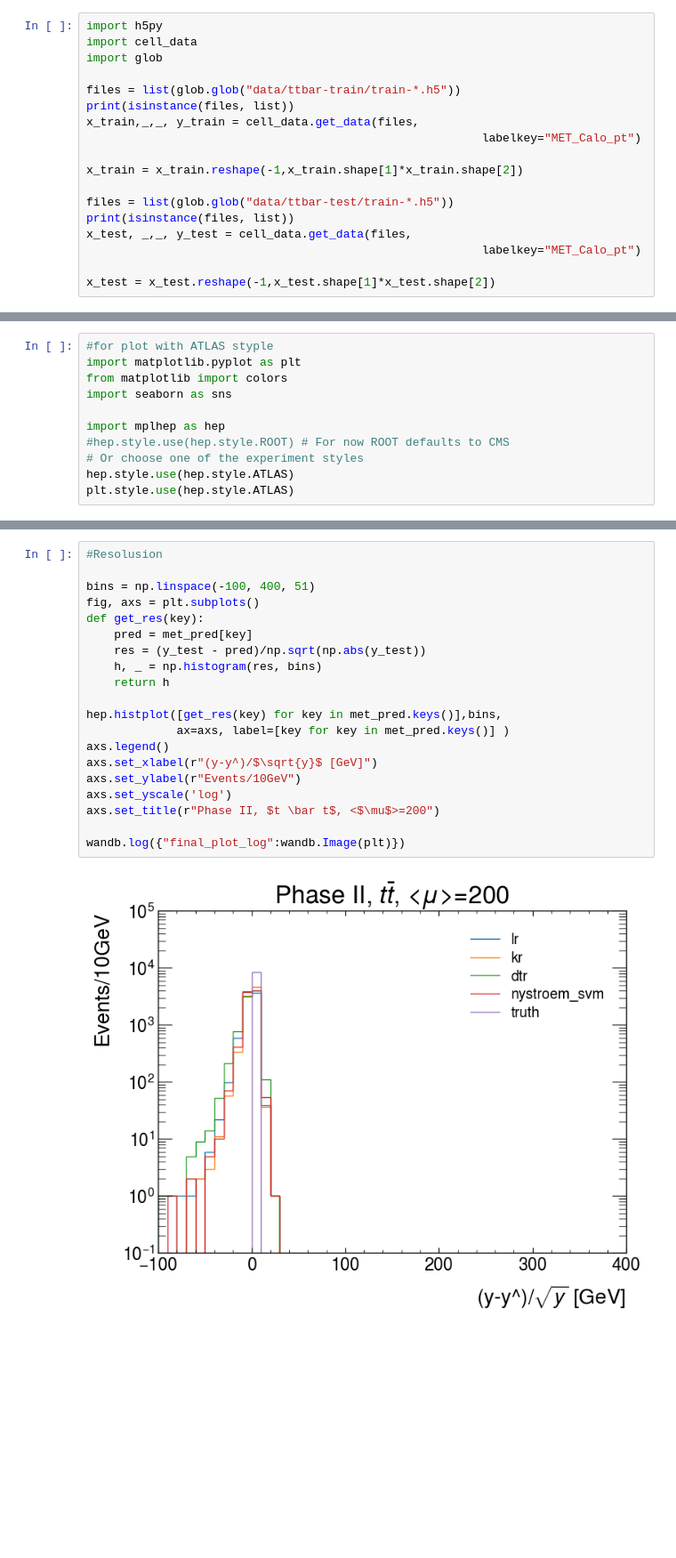
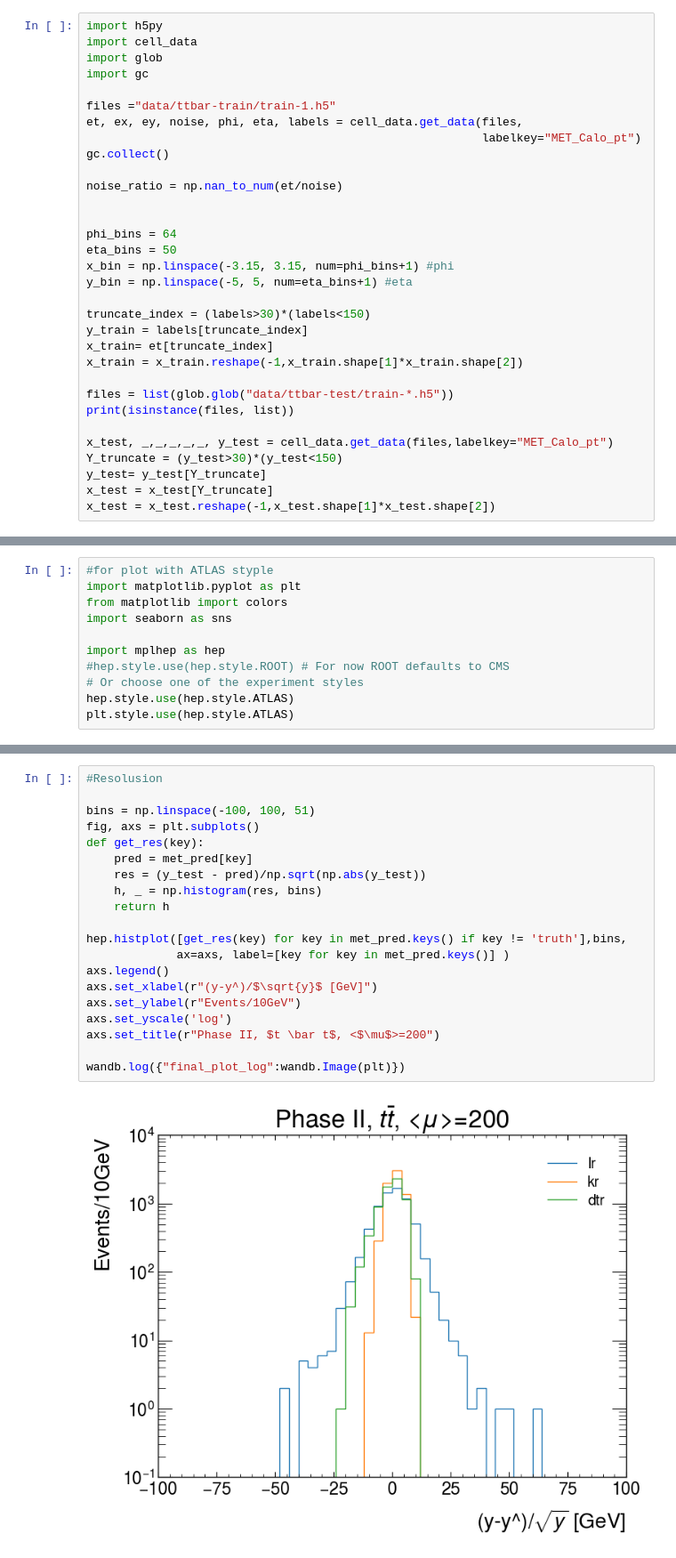
Before and after one commit to ablet-imin/ml-met-trigger, a Jupyter notebook: regression-linear.ipynb, the cells around one changed output, grey strips where cells are left out. Shown at 89% size. Drawn from its saved outputs; the diff is of its cells as text; blank space fills up the shorter version.

```diff
--- a/regression-linear.ipynb
+++ b/regression-linear.ipynb
@@ -33,19 +33,33 @@ To enable them in other operations, rebuild TensorFlow with the appropriate comp
 import h5py
 import cell_data
 import glob
+import gc
 
-files = list(glob.glob("data/ttbar-train/train-*.h5"))
-print(isinstance(files, list))
-x_train,_,_, y_train = cell_data.get_data(files,
+files ="data/ttbar-train/train-1.h5"
+et, ex, ey, noise, phi, eta, labels = cell_data.get_data(files,
                                                          labelkey="MET_Calo_pt")
+gc.collect()
 
+noise_ratio = np.nan_to_num(et/noise)
+
+
+phi_bins = 64
+eta_bins = 50
+x_bin = np.linspace(-3.15, 3.15, num=phi_bins+1) #phi
+y_bin = np.linspace(-5, 5, num=eta_bins+1) #eta
+
+truncate_index = (labels>30)*(labels<150)
+y_train = labels[truncate_index]
+x_train= et[truncate_index]
 x_train = x_train.reshape(-1,x_train.shape[1]*x_train.shape[2])
 
 files = list(glob.glob("data/ttbar-test/train-*.h5"))
 print(isinstance(files, list))
-x_test, _,_, y_test = cell_data.get_data(files,
-                                                         labelkey="MET_Calo_pt")
 
+x_test, _,_,_,_,_, y_test = cell_data.get_data(files,labelkey="MET_Calo_pt")
+Y_truncate = (y_test>30)*(y_test<150)
+y_test= y_test[Y_truncate]
+x_test = x_test[Y_truncate]
 x_test = x_test.reshape(-1,x_test.shape[1]*x_test.shape[2])
 # %% [output]
 True
@@ -182,22 +192,22 @@ wandb.log({"final_plot_log":wandb.Image(plt)})
 # %%
 #Resolusion
 
-bins = np.linspace(-100, 400, 51)
+bins = np.linspace(-100, 100, 51)
 fig, axs = plt.subplots()
 def get_res(key):
     pred = met_pred[key]
     res = (y_test - pred)/np.sqrt(np.abs(y_test))
     h, _ = np.histogram(res, bins)
     return h
 
-hep.histplot([get_res(key) for key in met_pred.keys()],bins,
+hep.histplot([get_res(key) for key in met_pred.keys() if key != 'truth'],bins,
              ax=axs, label=[key for key in met_pred.keys()] )
 axs.legend()
 axs.set_xlabel(r"(y-y^)/$\sqrt{y}$ [GeV]")
 axs.set_ylabel(r"Events/10GeV")
 axs.set_yscale('log')
 axs.set_title(r"Phase II, $t \bar t$, <$\mu$>=200")
 
 wandb.log({"final_plot_log":wandb.Image(plt)})
 # %% [output]
-[figure, old version]
+[figure, new version]
```
Also changed, not shown: parts of 11 cells of this notebook, 16 other files.
